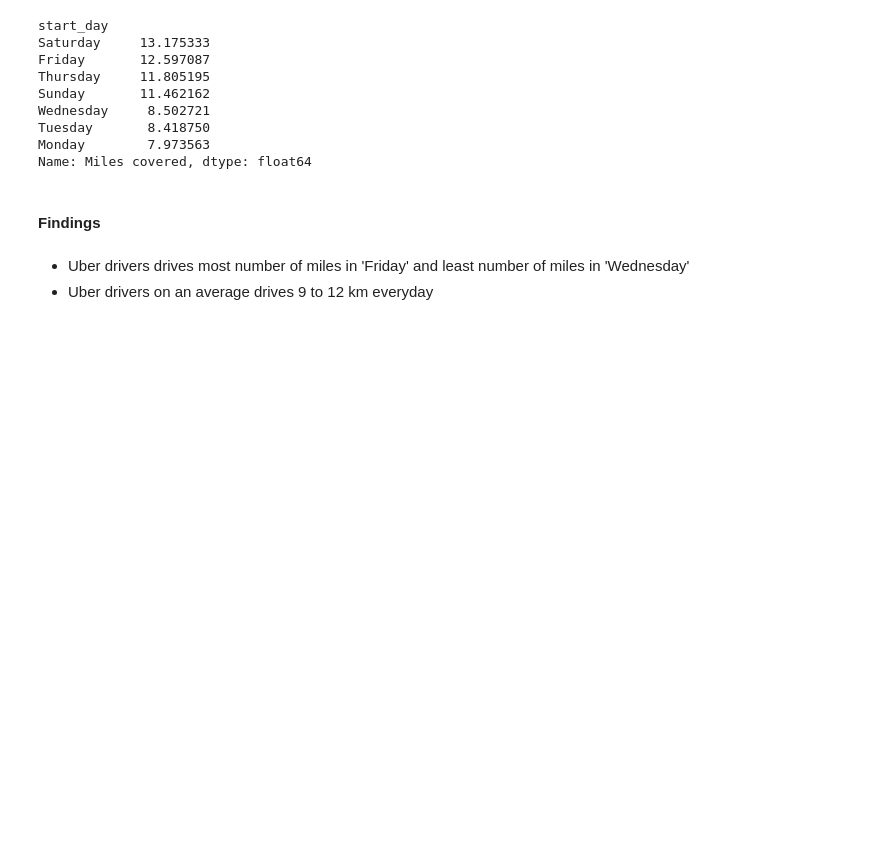
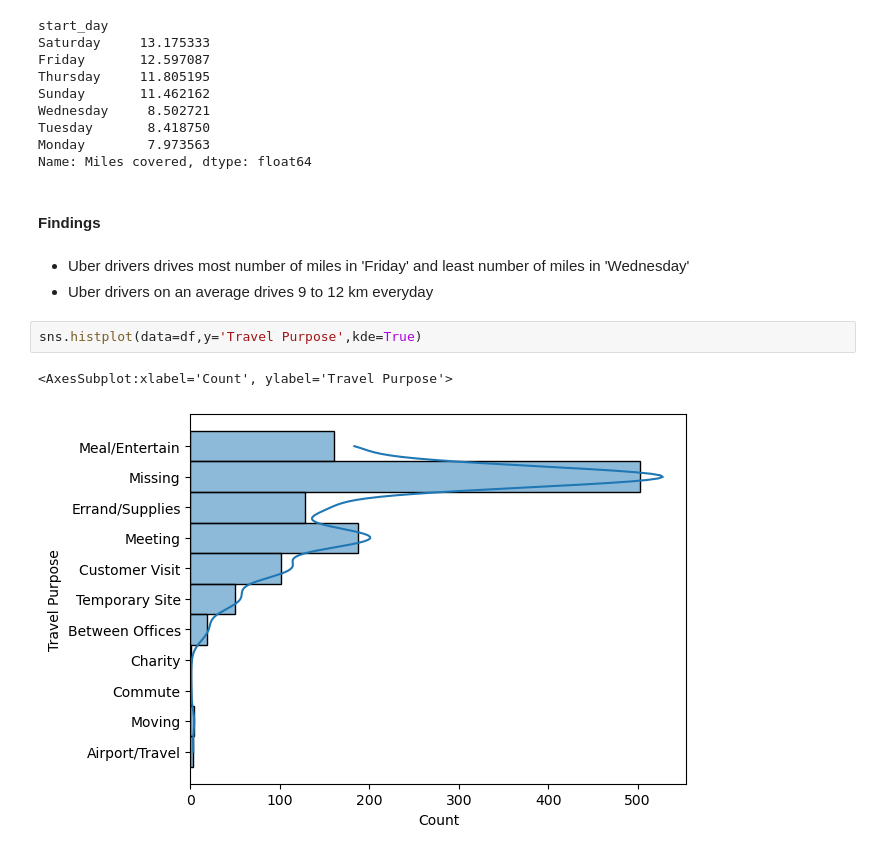
Before and after one commit to shankhaneeldutta667/Uber-Data-Analysis-Kaggle, a Jupyter notebook: projectfile.ipynb, the cells around one changed output. Drawn from its saved outputs; the diff is of its cells as text; blank space fills up the shorter version.

```diff
--- a/projectfile.ipynb
+++ b/projectfile.ipynb
@@ -527,3 +527,8 @@ Name: Miles covered, dtype: float64
 # %% [markdown]
 - Uber drivers drives most number of miles in 'Friday' and least number of miles in 'Wednesday'
 - Uber drivers on an average drives 9 to 12 km everyday
+# %%
+sns.histplot(data=df,y='Travel Purpose',kde=True)
+# %% [output]
+<AxesSubplot:xlabel='Count', ylabel='Travel Purpose'>
+[figure, added]
```
Also changed, not shown: parts of 4 cells of this notebook, 1 other file.
